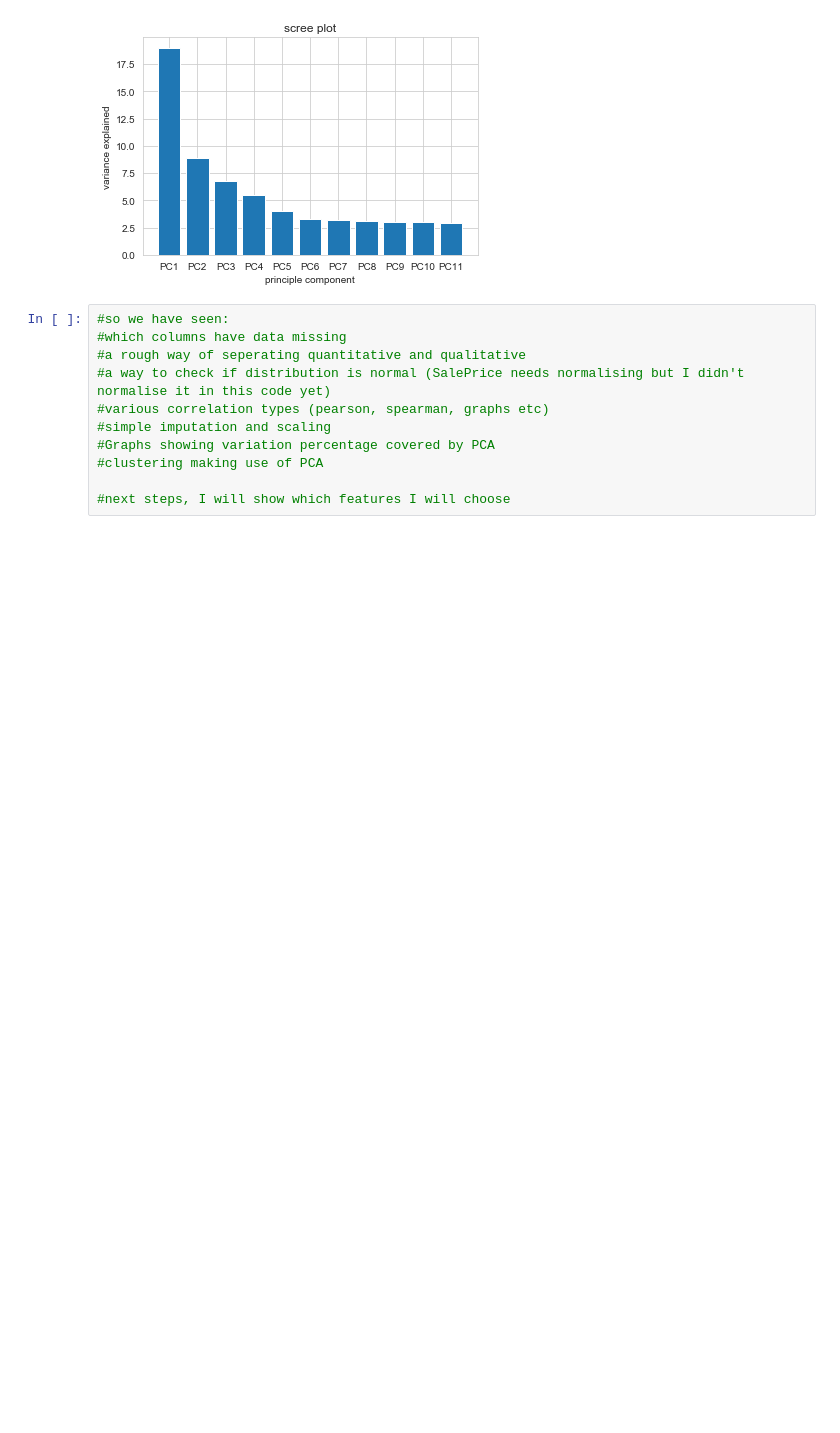
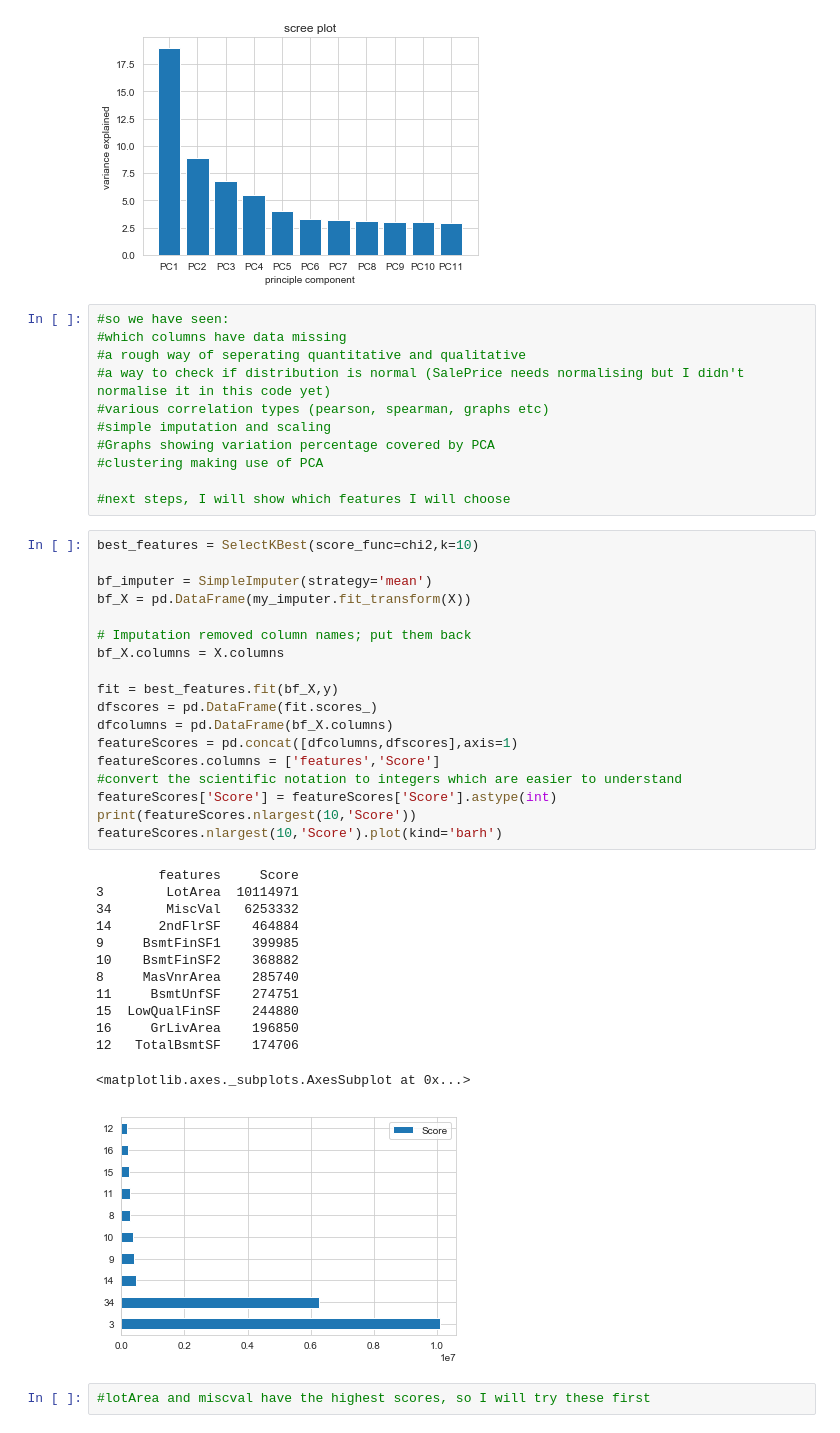
Before and after one commit to foreverloop/house-regress-k, a Jupyter notebook: HouseRegression.ipynb, the cells around one changed output. Cells and saved outputs as stored; diff of their text form; blank space fills up the shorter version.

Commit message:
further feature selection and engineering

```diff
--- a/HouseRegression.ipynb
+++ b/HouseRegression.ipynb
@@ -333,3 +351,37 @@ variance of data captured:  62.699999999999996
 #clustering making use of PCA
 
 #next steps, I will show which features I will choose
+# %%
+best_features = SelectKBest(score_func=chi2,k=10)
+
+bf_imputer = SimpleImputer(strategy='mean')
+bf_X = pd.DataFrame(my_imputer.fit_transform(X))
+
+# Imputation removed column names; put them back
+bf_X.columns = X.columns
+
+fit = best_features.fit(bf_X,y)
+dfscores = pd.DataFrame(fit.scores_)
+dfcolumns = pd.DataFrame(bf_X.columns)
+featureScores = pd.concat([dfcolumns,dfscores],axis=1)
+featureScores.columns = ['features','Score']
+#convert the scientific notation to integers which are easier to understand
+featureScores['Score'] = featureScores['Score'].astype(int)
+print(featureScores.nlargest(10,'Score'))
+featureScores.nlargest(10,'Score').plot(kind='barh')
+# %% [output]
+        features     Score
+3        LotArea  10114971
+34       MiscVal   6253332
+14      2ndFlrSF    464884
+9     BsmtFinSF1    399985
+10    BsmtFinSF2    368882
+8     MasVnrArea    285740
+11     BsmtUnfSF    274751
+15  LowQualFinSF    244880
+16     GrLivArea    196850
+12   TotalBsmtSF    174706
+<matplotlib.axes._subplots.AxesSubplot at 0x...>
+[figure, added]
+# %%
+#lotArea and miscval have the highest scores, so I will try these first
```
Also changed, not shown: parts of 11 cells of this notebook.
